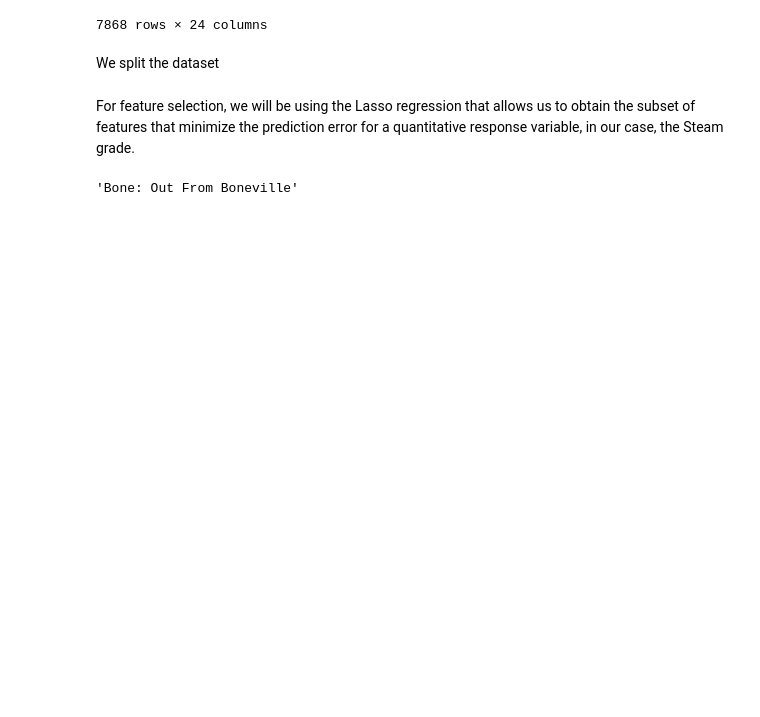
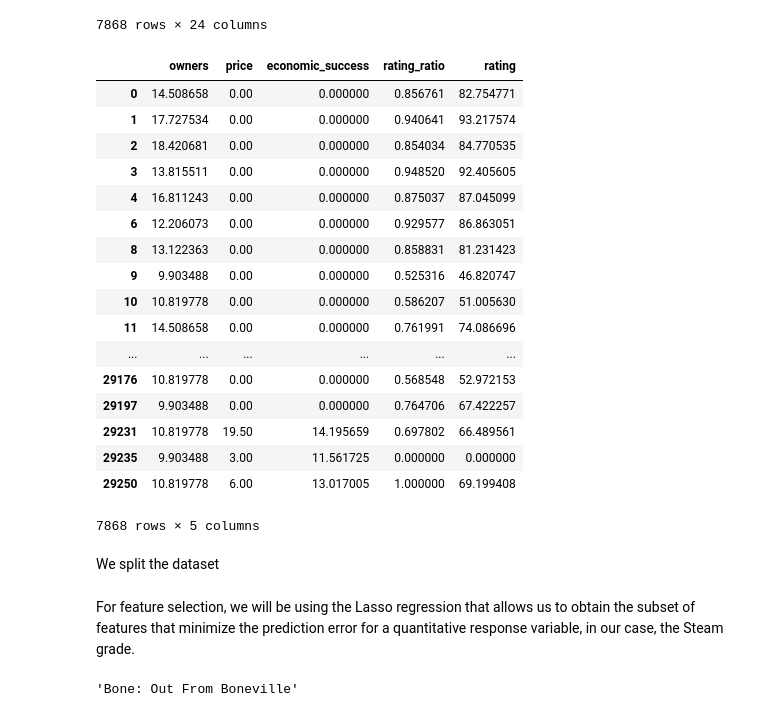
Before and after one commit to mikehdr/ntds_2019_team21, a Jupyter notebook: 4-exploration.ipynb, the cells around one changed output. Drawn from its saved outputs; the diff is of its cells as text; code cells hidden in the pictures; blank space fills up the shorter version.

```diff
--- a/4-exploration.ipynb
+++ b/4-exploration.ipynb
@@ -367,5 +369,25 @@ ml_data
 # %%
 num_ml_data = ml_data[ml_data.select_dtypes(include = ['int32','int64','float64']).columns]
+num_ml_data
+# %% [output]
+|  | owners | price | economic_success | rating_ratio | rating |
+| 0 | 14.508658 | 0.00 | 0.000000 | 0.856761 | 82.754771 |
+| 1 | 17.727534 | 0.00 | 0.000000 | 0.940641 | 93.217574 |
+| 2 | 18.420681 | 0.00 | 0.000000 | 0.854034 | 84.770535 |
+| 3 | 13.815511 | 0.00 | 0.000000 | 0.948520 | 92.405605 |
+| 4 | 16.811243 | 0.00 | 0.000000 | 0.875037 | 87.045099 |
+| 6 | 12.206073 | 0.00 | 0.000000 | 0.929577 | 86.863051 |
+| 8 | 13.122363 | 0.00 | 0.000000 | 0.858831 | 81.231423 |
+| 9 | 9.903488 | 0.00 | 0.000000 | 0.525316 | 46.820747 |
+| 10 | 10.819778 | 0.00 | 0.000000 | 0.586207 | 51.005630 |
+| 11 | 14.508658 | 0.00 | 0.000000 | 0.761991 | 74.086696 |
+| ... | ... | ... | ... | ... | ... |
+| 29176 | 10.819778 | 0.00 | 0.000000 | 0.568548 | 52.972153 |
+| 29197 | 9.903488 | 0.00 | 0.000000 | 0.764706 | 67.422257 |
+| 29231 | 10.819778 | 19.50 | 14.195659 | 0.697802 | 66.489561 |
+| 29235 | 9.903488 | 3.00 | 11.561725 | 0.000000 | 0.000000 |
+| 29250 | 10.819778 | 6.00 | 13.017005 | 1.000000 | 69.199408 |
+7868 rows × 5 columns
 # %%
 target_ml_data = ml_data[['economic_success','rating']]
 features_ml_data = ml_data.drop(columns = ['economic_success','rating'])
```
Also changed, not shown: parts of 18 cells of this notebook.
